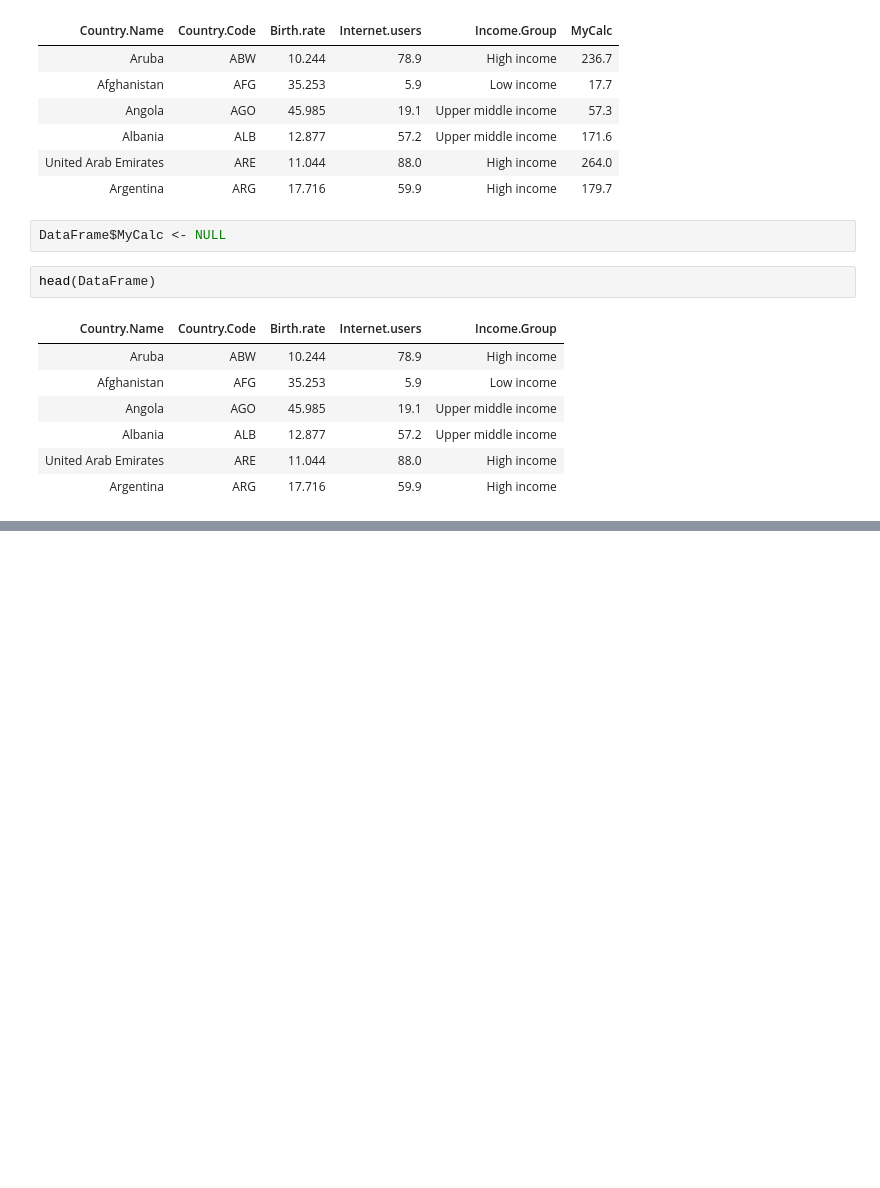
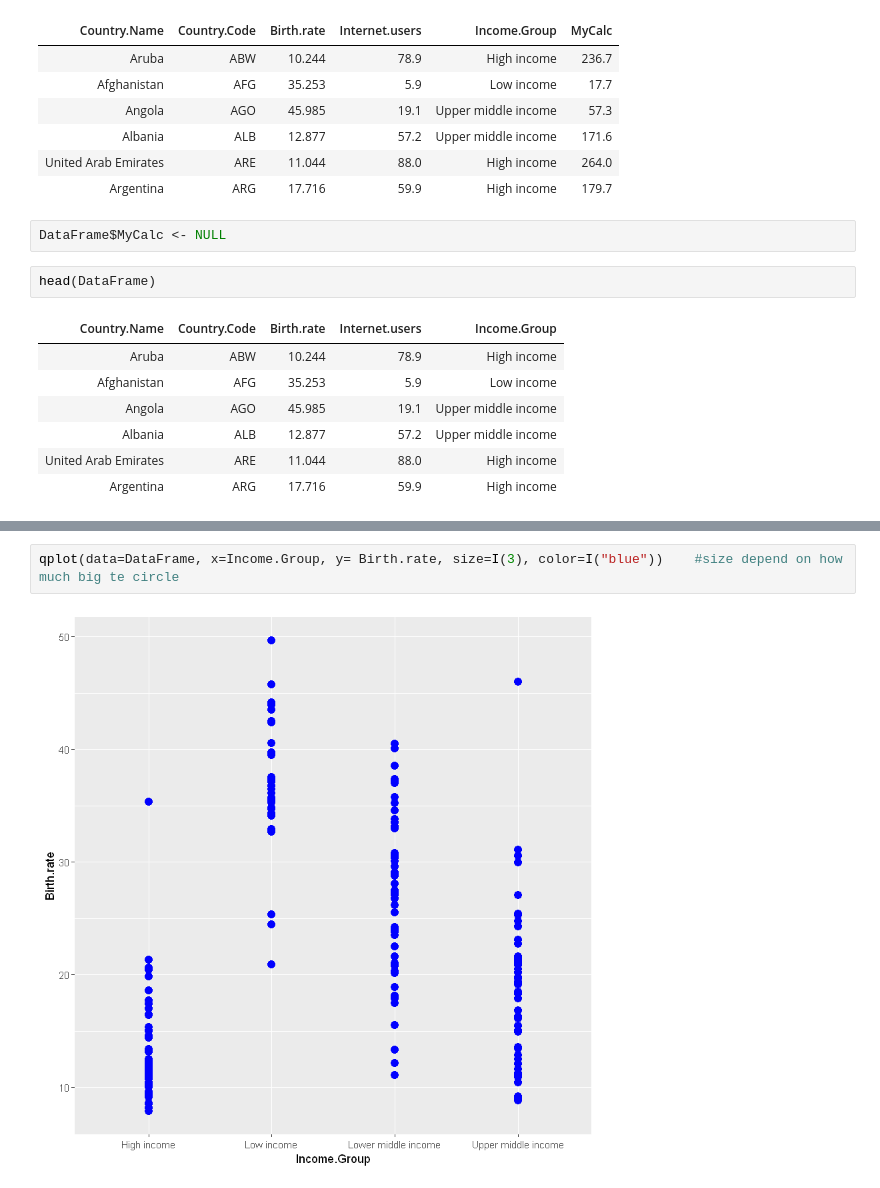
Before and after one commit to Dev-Gaju/R_Programming, a Jupyter notebook: Lec-05(Data_Frame)/One_step_DS.ipynb, the cells around one changed output, grey strips where cells are left out. Saved outputs shown, nothing was run; the diff lists cells and outputs as text; blank space fills up the shorter version.

```diff
--- a/Lec-05(Data_Frame)/One_step_DS.ipynb
+++ b/Lec-05(Data_Frame)/One_step_DS.ipynb
@@ -203,0 +298,4 @@ head(DataFrame)
+# %%
+qplot(data=DataFrame, x=Income.Group, y= Birth.rate, size=I(3), color=I("blue"))    #size depend on how much big te circle
+# %% [output]
+[figure, added]
```
Also changed, not shown: parts of 41 cells of this notebook.
